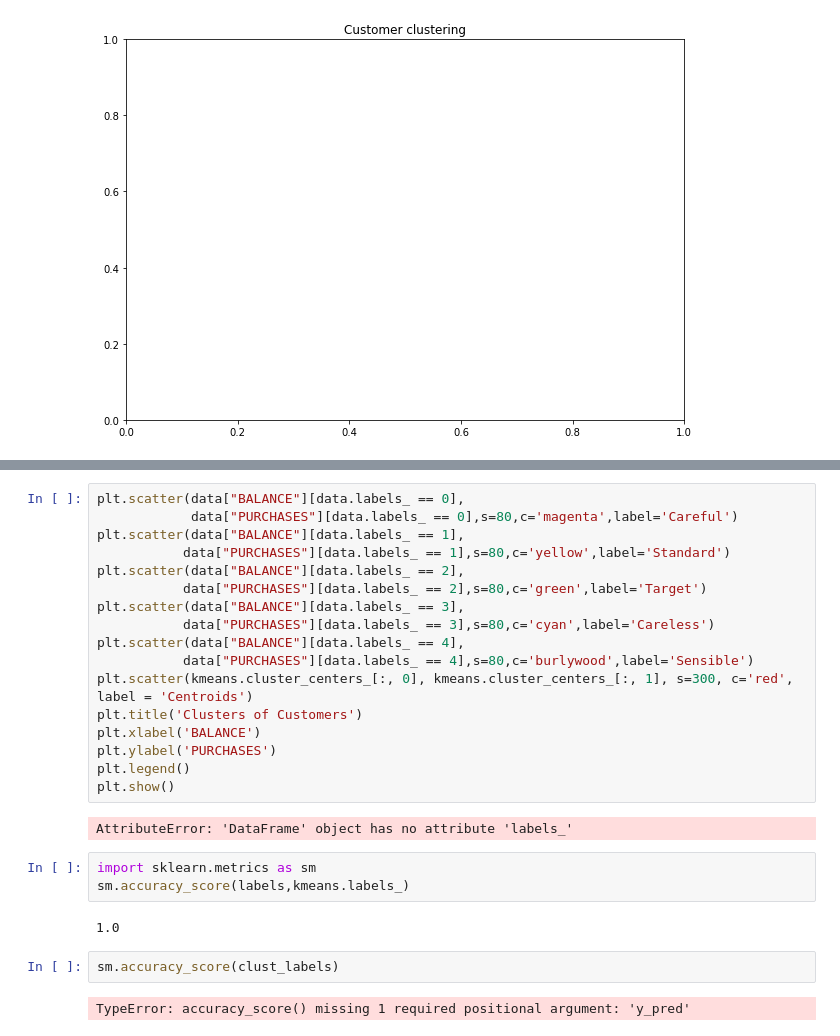
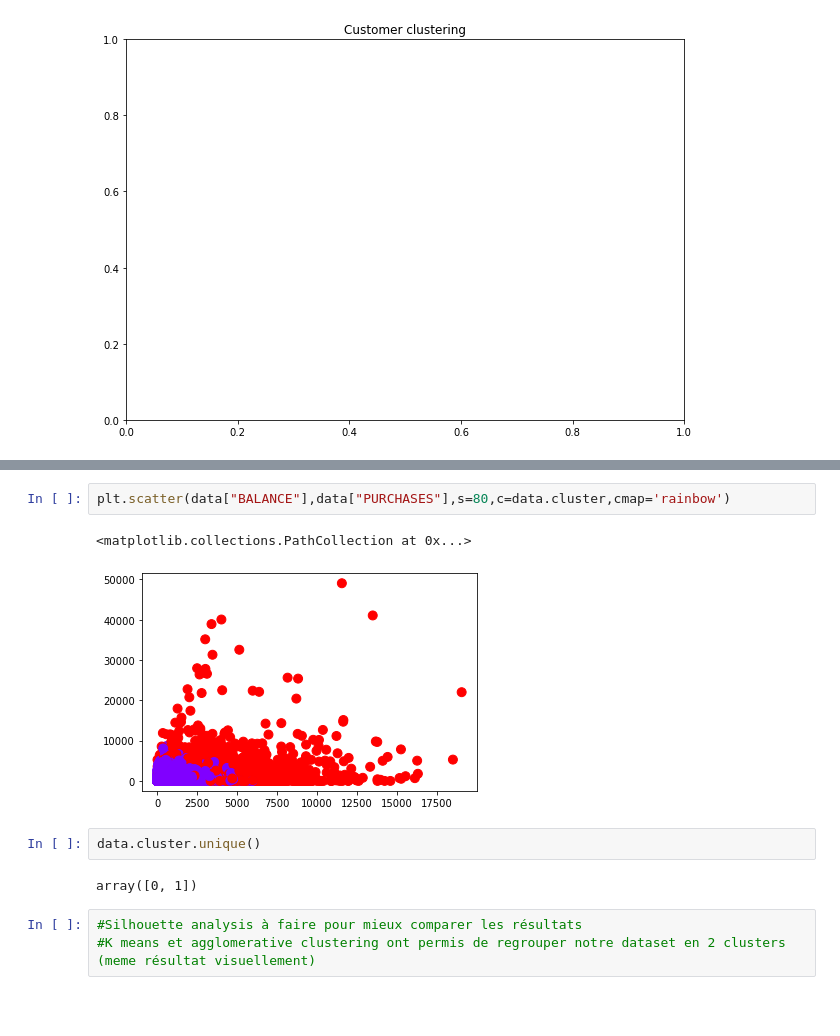
Before and after one commit to KhalilBR94/checkpoint-2-Khalil, a Jupyter notebook: checkpoint 8.ipynb, the cells around one changed output, grey strips where cells are left out. Drawn from its saved outputs; the diff is of its cells as text; blank space fills up the shorter version.

```diff
--- a/checkpoint 8.ipynb
+++ b/checkpoint 8.ipynb
@@ -145,28 +126,12 @@ labels
-# %%
-plt.scatter(data["BALANCE"][data.labels_ == 0],
-            data["PURCHASES"][data.labels_ == 0],s=80,c='magenta',label='Careful')
-plt.scatter(data["BALANCE"][data.labels_ == 1],
-           data["PURCHASES"][data.labels_ == 1],s=80,c='yellow',label='Standard')
-plt.scatter(data["BALANCE"][data.labels_ == 2],
-           data["PURCHASES"][data.labels_ == 2],s=80,c='green',label='Target')
-plt.scatter(data["BALANCE"][data.labels_ == 3],
-           data["PURCHASES"][data.labels_ == 3],s=80,c='cyan',label='Careless')
-plt.scatter(data["BALANCE"][data.labels_ == 4],
-           data["PURCHASES"][data.labels_ == 4],s=80,c='burlywood',label='Sensible')
-plt.scatter(kmeans.cluster_centers_[:, 0], kmeans.cluster_centers_[:, 1], s=300, c='red', label = 'Centroids')
-plt.title('Clusters of Customers')
-plt.xlabel('BALANCE')
-plt.ylabel('PURCHASES')
-plt.legend()
-plt.show()
-# %% [output]
-AttributeError: 'DataFrame' object has no attribute 'labels_'
-# %%
-import sklearn.metrics as sm
-sm.accuracy_score(labels,kmeans.labels_)
-# %% [output]
-1.0
-# %%
-sm.accuracy_score(clust_labels)
-# %% [output]
-TypeError: accuracy_score() missing 1 required positional argument: 'y_pred'
+# %%
+plt.scatter(data["BALANCE"],data["PURCHASES"],s=80,c=data.cluster,cmap='rainbow')
+# %% [output]
+<matplotlib.collections.PathCollection at 0x...>
+[figure, added]
+# %%
+data.cluster.unique()
+# %% [output]
+array([0, 1])
+# %%
+#Silhouette analysis à faire pour mieux comparer les résultats
+#K means et agglomerative clustering ont permis de regrouper notre dataset en 2 clusters (meme résultat visuellement)
```
Also changed, not shown: parts of 4 cells of this notebook.
